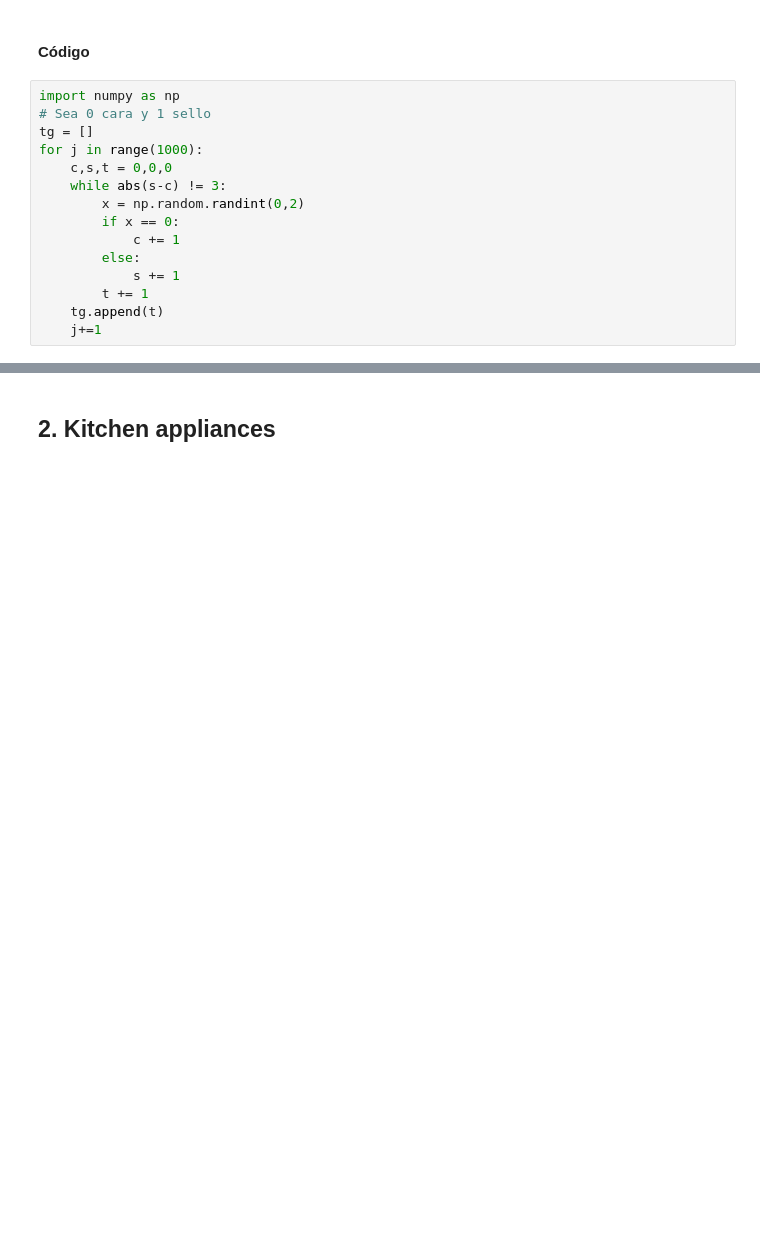
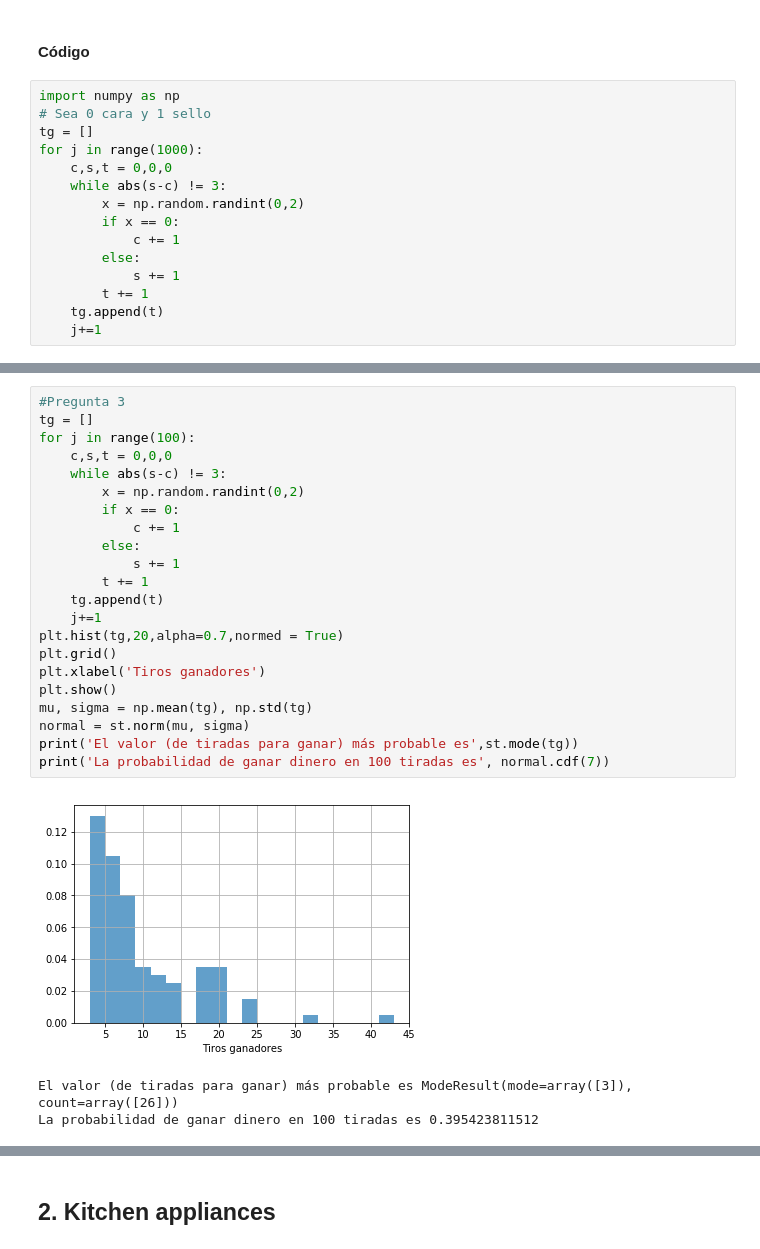
Before and after one commit to joseantonio2111/TrabajoTema1, a Jupyter notebook: TrabajoTema1.ipynb, the cells around one changed output, grey strips where cells are left out. Drawn from its saved outputs; the diff is of its cells as text; blank space fills up the shorter version.

```diff
--- a/TrabajoTema1.ipynb
+++ b/TrabajoTema1.ipynb
@@ -40,0 +77,26 @@ La desv std de los tiros ganadores es: 7.29309920404
+# %%
+#Pregunta 3
+tg = []
+for j in range(100):
+    c,s,t = 0,0,0
+    while abs(s-c) != 3:
+        x = np.random.randint(0,2)
+        if x == 0:
+            c += 1
+        else:
+            s += 1
+        t += 1
+    tg.append(t)
+    j+=1
+plt.hist(tg,20,alpha=0.7,normed = True)
+plt.grid()
+plt.xlabel('Tiros ganadores')
+plt.show()
+mu, sigma = np.mean(tg), np.std(tg)
+normal = st.norm(mu, sigma)
+print('El valor (de tiradas para ganar) más probable es',st.mode(tg))
+print('La probabilidad de ganar dinero en 100 tiradas es', normal.cdf(7))
+# %% [output]
+[figure, added]
+El valor (de tiradas para ganar) más probable es ModeResult(mode=array([3]), count=array([26]))
+La probabilidad de ganar dinero en 100 tiradas es 0.395423811512
```
Also changed, not shown: parts of 4 cells of this notebook.
